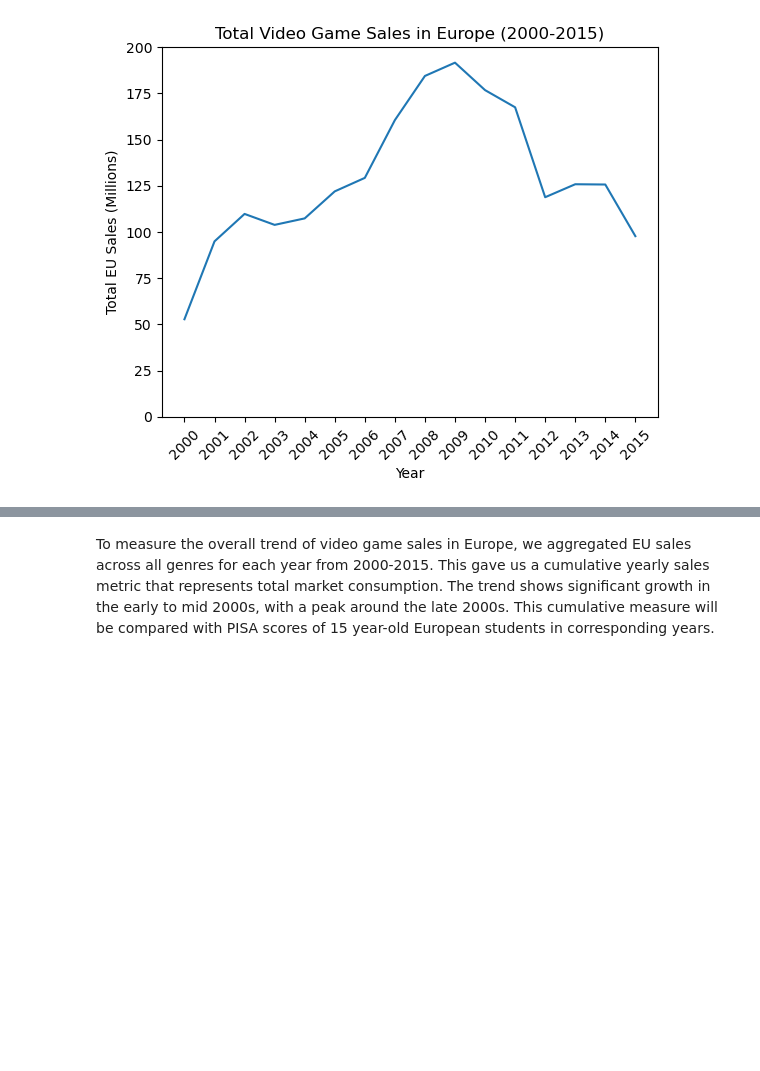
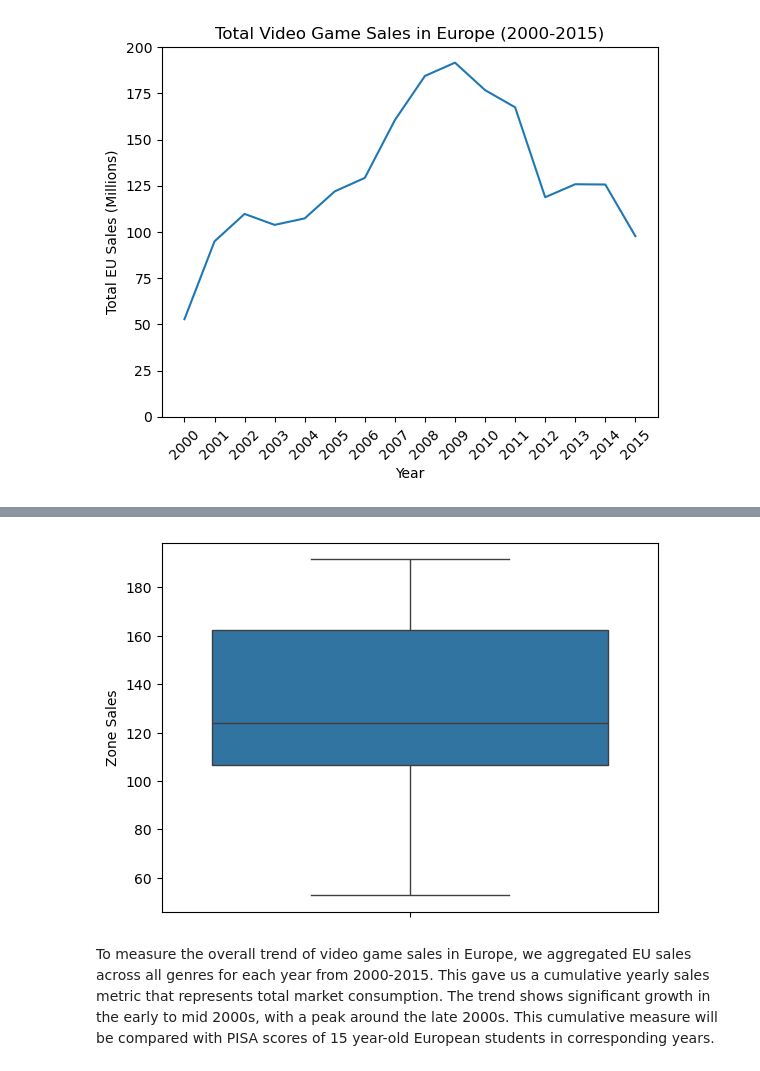
Before and after one commit to COGS108/Group037_WI26, a Jupyter notebook: 02-EDACheckpoint.ipynb, the cells around one changed output, grey strips where cells are left out. Cells and saved outputs as stored; diff of their text form; code cells hidden in the pictures; blank space fills up the shorter version.

```diff
--- a/02-EDACheckpoint.ipynb
+++ b/02-EDACheckpoint.ipynb
@@ -410,3 +403,7 @@ plt.show()
+# %%
+sns.boxplot(data = yearly_sales['Zone Sales']);
+# %% [output]
+[figure, added]
 # %% [markdown]
 To measure the overall trend of video game sales in Europe, we aggregated EU sales across all genres for each year from 2000-2015. This gave us a cumulative yearly sales metric that represents total market consumption. The trend shows significant growth in the early to mid 2000s, with a peak around the late 2000s. This cumulative measure will be compared with PISA scores of 15 year-old European students in corresponding years.
 # %% [markdown]
```
Also changed, not shown: parts of 3 cells of this notebook.
